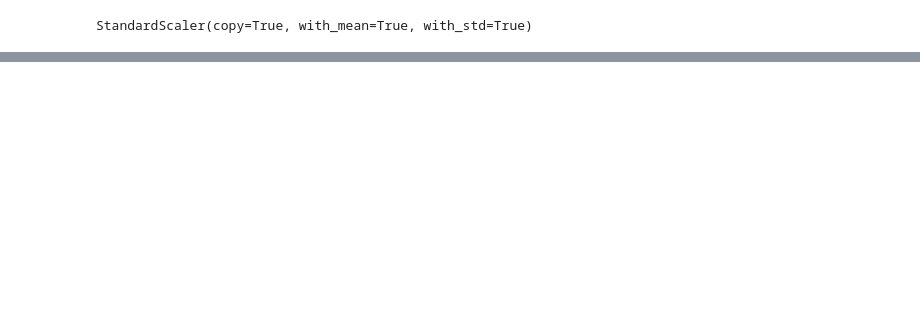
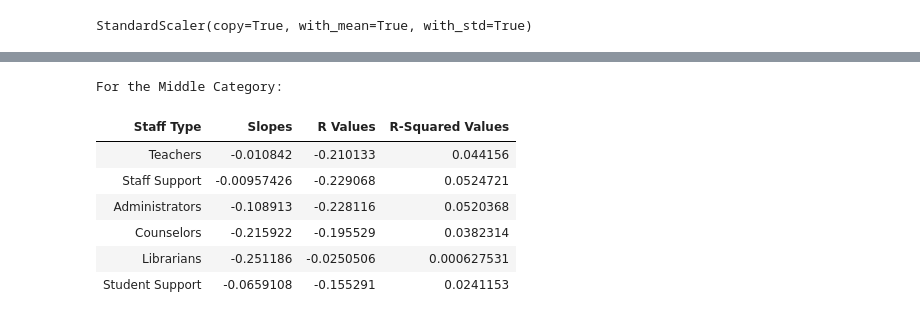
Before and after one commit to efliu/School-Staffing-Optimization, a Jupyter notebook: Neural Network.ipynb, the cells around one changed output, grey strips where cells are left out. Saved outputs shown, nothing was run; the diff lists cells and outputs as text; code cells hidden in the pictures; blank space fills up the shorter version.

```diff
--- a/Neural Network.ipynb
+++ b/Neural Network.ipynb
@@ -138,0 +260,30 @@ upper = categorized.where('category',2)
+# %%
+middle_clipped = middle.select('PctBothBenchmark','Teachers','Staff Support','Administrators','Counselors','Librarians','Student Support')
+
+slopes = make_array()
+r_values = make_array()
+r2_values = make_array()
+
+for i in np.arange(1,7):
+    x_value = middle_clipped.column(i)
+    y_value = middle_clipped.column(0)
+    slope, intercept, r_value, p_value, std_err = stats.linregress(x_value,y_value)
+    slopes = np.append(slopes, slope)
+    r_values = np.append(r_values, r_value)
+    r2_values = np.append(r2_values, r_value**2)
+
+middle_lin_reg = Table().with_columns('Staff Type', make_array('Teachers','Staff Support','Administrators','Counselors','Librarians','Student Support'),
+                    'Slopes', slopes,
+                    'R Values', r_values,
+                    'R-Squared Values', r2_values)
+print('For the Middle Category:')
+middle_lin_reg.show()
+# %% [output]
+For the Middle Category:
+| Staff Type | Slopes | R Values | R-Squared Values |
+| Teachers | -0.010842 | -0.210133 | 0.044156 |
+| Staff Support | -0.00957426 | -0.229068 | 0.0524721 |
+| Administrators | -0.108913 | -0.228116 | 0.0520368 |
+| Counselors | -0.215922 | -0.195529 | 0.0382314 |
+| Librarians | -0.251186 | -0.0250506 | 0.000627531 |
+| Student Support | -0.0659108 | -0.155291 | 0.0241153 |
```
Also changed, not shown: parts of 27 cells of this notebook.
